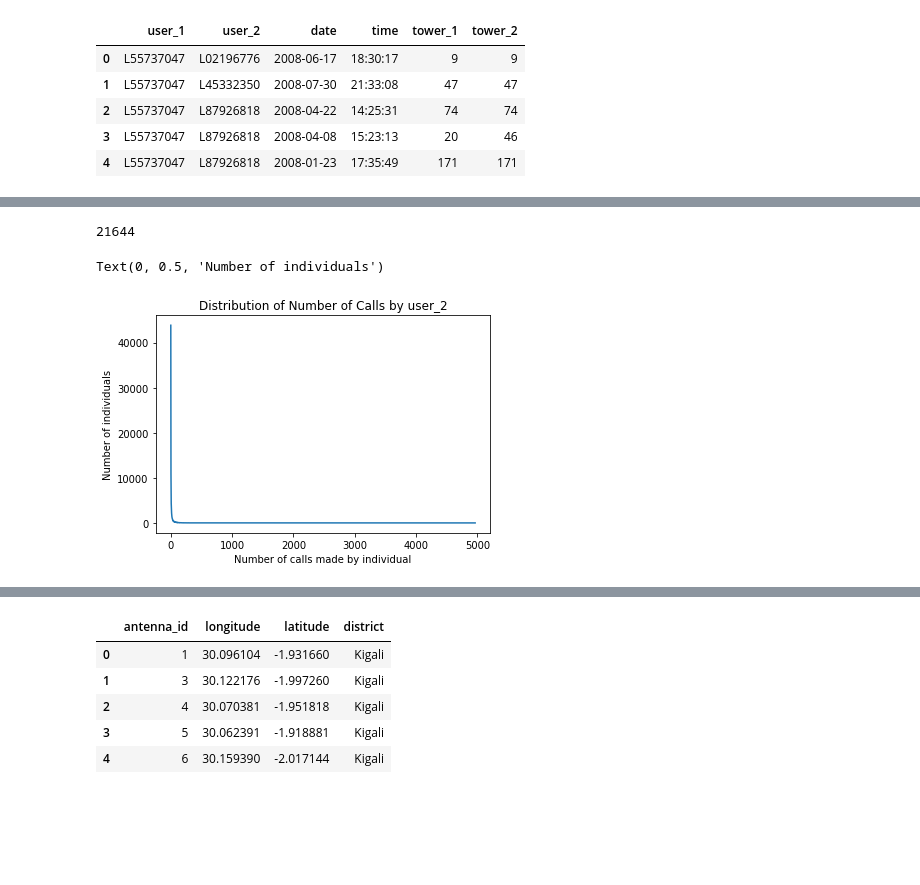
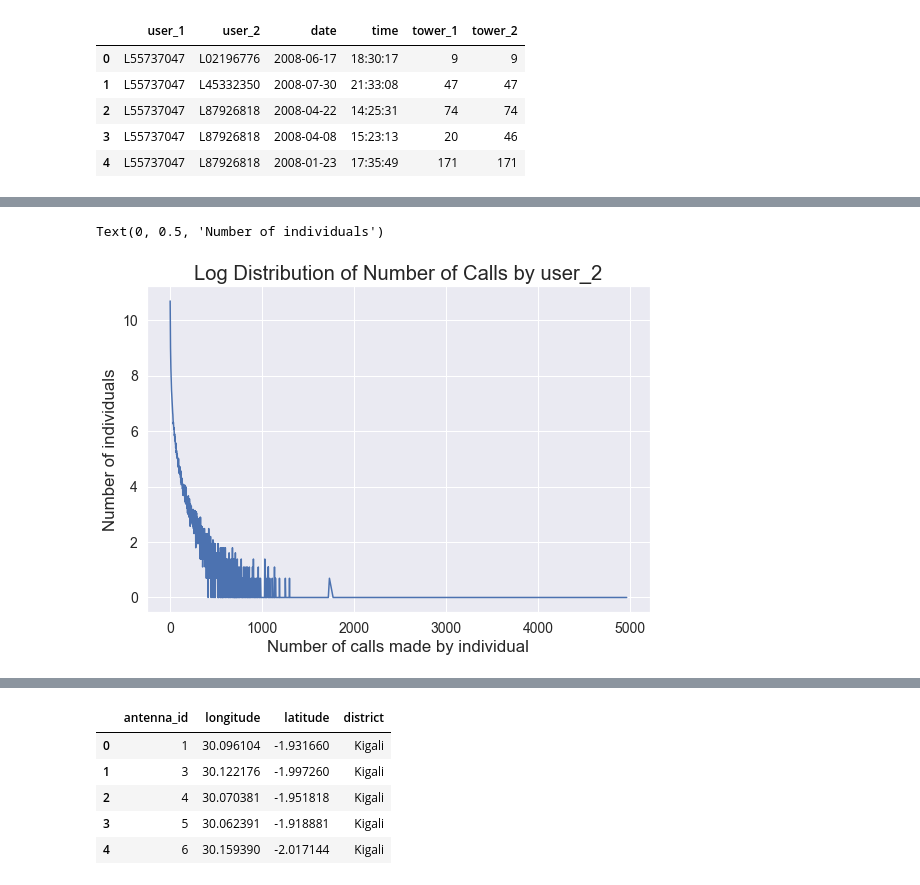
Before and after one commit to wetchler/bdd-ps2, a Jupyter notebook: BDD2019-PS2.ipynb, the cells around one changed output, grey strips where cells are left out. Cells and saved outputs as stored; diff of their text form; code cells hidden in the pictures; blank space fills up the shorter version.

```diff
--- a/BDD2019-PS2.ipynb
+++ b/BDD2019-PS2.ipynb
@@ -111,11 +111,8 @@ Download the three datasets from the course website (available on bCourses under
 
 Construct a set of tables and figures that summarize key characteristics of this dataset: how many unique individuals, what time period is covered, how many events are logged per person, and so forth. Imagine that you are constructing the first tables and figures in a research paper, and you wish to provide your reader with as much intuition as possible about what information is contained in your dataset. Be creative, but be disciplined. Your figures should be professional, carefully labelled, and easily interpreted.
 # %%
-#
-# enter code here
-#
-import pandas as pd
-cdr_data = pd.read_csv("datasets/cdr_sample.csv")
+
+cdr_data = pd.read_csv("datasets/cdr/cdr_sample.csv")
 cdr_data.head()
 # %% [output]
 |  | user_1 | user_2 | date | time | tower_1 | tower_2 |
@@ -215,8 +245,23 @@ Lowest number of calls is 1 and highest is 15
 # %%
-min_call = user_1_call_dist.index.min() # lowest number of calls
-num_people = user_1_call_dist[min_call] # number of people with lowest number of calls
+# for user 2
+user_2_counts = cdr_data['user_2'].value_counts()
+print("Total calls " + str(cdr_data['user_2'].shape[0]))
+print("Sum of calls by user_2 is " + str(user_2_counts.sum()))
+user_2_counts.head()
+
+user_2_call_dist = user_2_counts.value_counts().sort_index()
+pl = user_2_call_dist.plot()
+pl.set_title("Distribution of Number of Calls by user_2")
+pl.set_xlabel("Number of calls made by individual")
+pl.set_ylabel("Number of individuals")
+
+min_call = user_2_call_dist.index.min() # lowest number of calls
+num_people = user_2_call_dist[min_call] # number of people with lowest number of calls
 print("Lowest number of calls is " + str(min_call) + " with " + str(num_people) + " people")
-max_call = user_1_call_dist.index.max() # highest number of calls
-num_people = user_1_call_dist[max_call] # number of people with highest number of calls
+max_call = user_2_call_dist.index.max() # highest number of calls
+num_people = user_2_call_dist[max_call] # number of people with highest number of calls
 print("Highest number of calls is " + str(max_call) + " with " + str(num_people) + " people")
+print("average is " + str(user_2_call_dist.mean()))
+print("Number of people with 179 calls is " + str(user_2_call_dist[179]))
+print("Number of people with 180 calls is " + str(user_2_call_dist[180]))
 # %% [output]
@@ -225,15 +276,8 @@ Highest number of calls is 21644 with 1 people
-# %%
-import statistics
-statistics.mean(user_1_call_dist.index.tolist())
-max(user_1_call_dist.index.tolist())
-# user_1_call_dist[int(statistics.mean(user_1_call_dist.index.tolist()))-1]
-# %% [output]
-21644
 # %%
-pl = user_2_counts.value_counts().sort_index().plot()
-pl.set_title("Distribution of Number of Calls by user_2")
+pl = np.log(user_2_call_dist).plot()
+pl.set_title("Log Distribution of Number of Calls by user_2")
 pl.set_xlabel("Number of calls made by individual")
 pl.set_ylabel("Number of individuals")
 # %% [output]
 Text(0, 0.5, 'Number of individuals')
-[figure, old version]
+[figure, new version]
```
Also changed, not shown: parts of 38 cells of this notebook.
